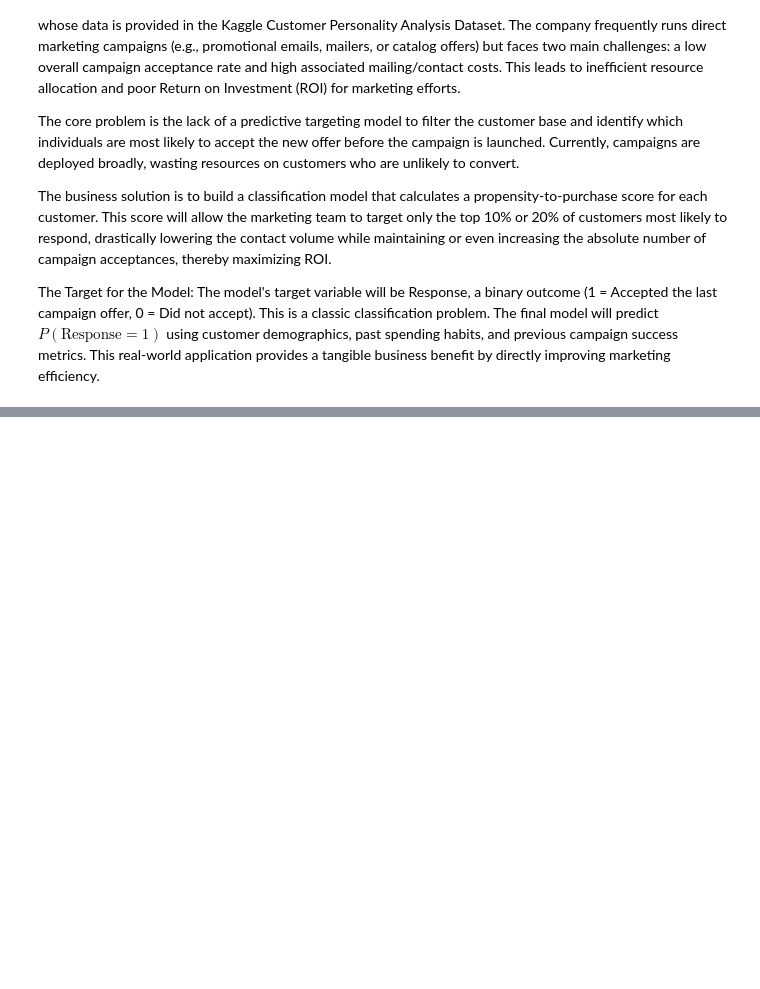
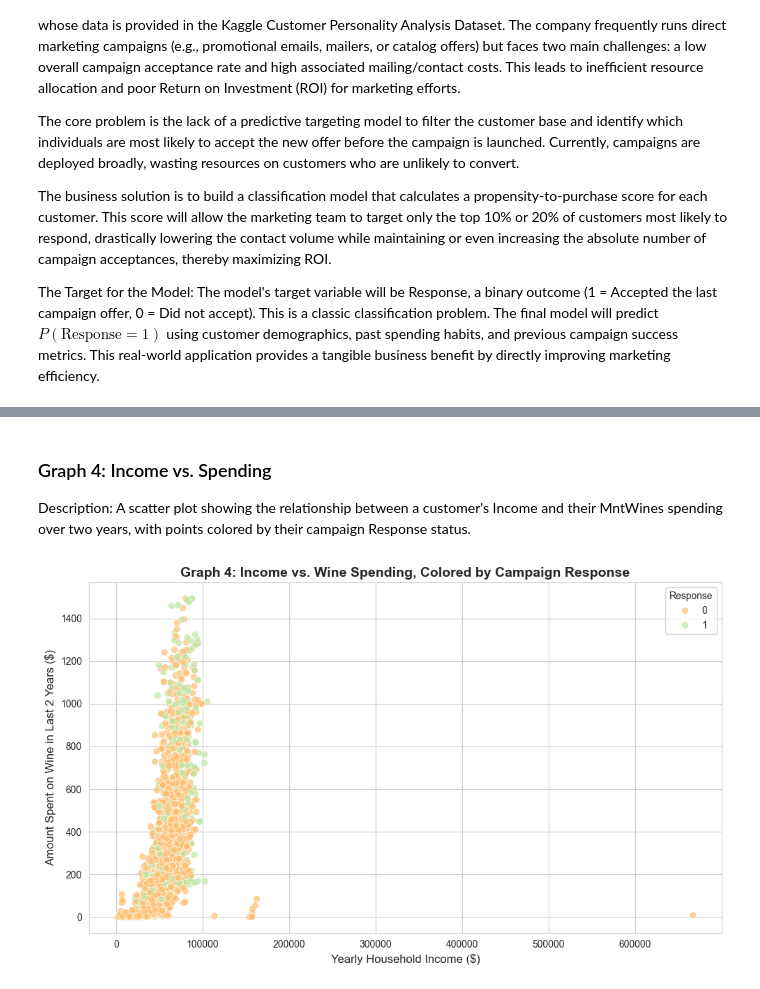
Before and after one commit to surenther/Data-Mining, a Jupyter notebook: Week6/week6.ipynb, the cells around one changed output, grey strips where cells are left out. Saved outputs shown, nothing was run; the diff lists cells and outputs as text; code cells hidden in the pictures; blank space fills up the shorter version.

```diff
--- a/Week6/week6.ipynb
+++ b/Week6/week6.ipynb
@@ -35,0 +124,14 @@ The analysis uses a real-world dataset sourced from Kaggle: Customer Personality
+# %% [markdown]
+### Graph 4: Income vs. Spending
+Description: A scatter plot showing the relationship between a customer's Income and their MntWines spending over two years, with points colored by their campaign Response status.
+# %%
+# --- Graph 4: Income vs. Spending (MntWines) ---
+plt.figure(figsize=(10, 6))
+ax4 = sns.scatterplot(x='Income', y='MntWines', hue='Response', data=df, palette='Spectral', alpha=0.7, s=50)
+ax4.set_title('Graph 4: Income vs. Wine Spending, Colored by Campaign Response', fontsize=14, fontweight='bold')
+ax4.set_xlabel('Yearly Household Income ($)', fontsize=12)
+ax4.set_ylabel('Amount Spent on Wine in Last 2 Years ($)', fontsize=12)
+plt.tight_layout()
+plt.show()
+# %% [output]
+[figure, added]
```
Also changed, not shown: parts of 13 cells of this notebook, 1 other file.
